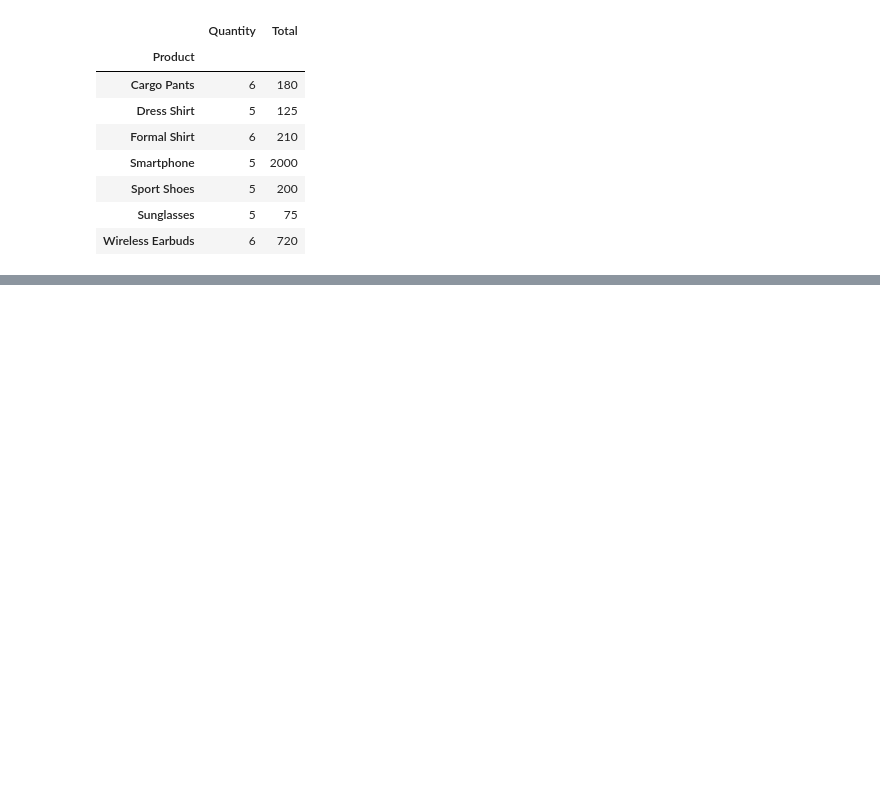
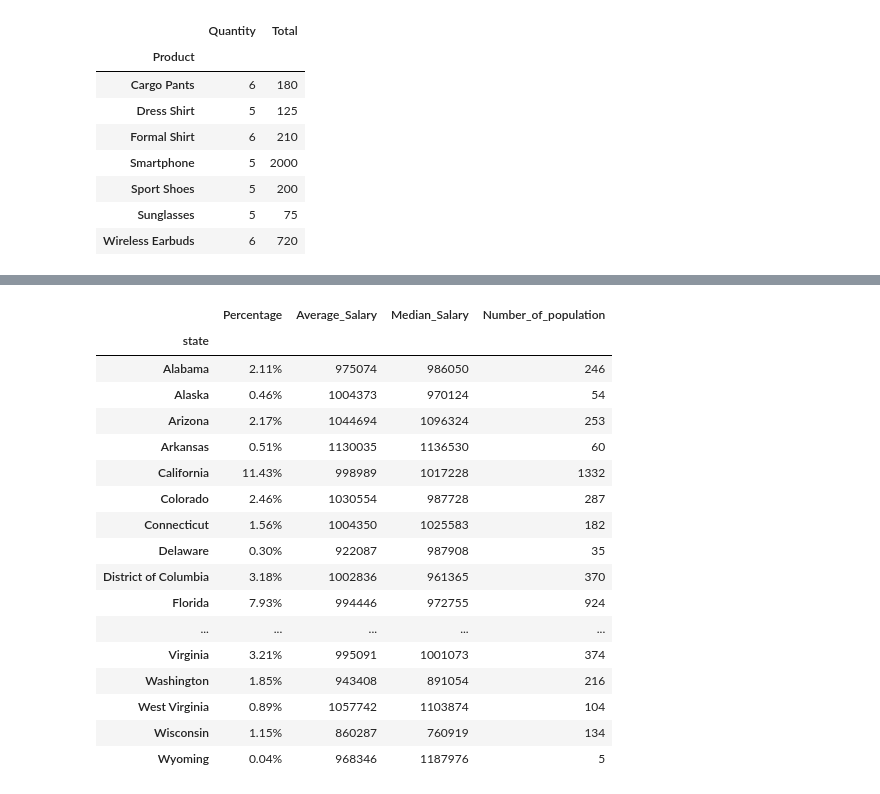
Before and after one commit to JamshidVahobov/pythonhomeworks, a Jupyter notebook: lesson-19/homework/homework19.ipynb, the cells around one changed output, grey strips where cells are left out. Cells and saved outputs as stored; diff of their text form; code cells hidden in the pictures; blank space fills up the shorter version.

```diff
--- a/lesson-19/homework/homework19.ipynb
+++ b/lesson-19/homework/homework19.ipynb
@@ -88,0 +160,35 @@ df.groupby('Product').agg({'Quantity':'sum','Total':'sum'}).query('Quantity >= 5
+# %%
+state_grouped = population.groupby('state').agg(
+    Percentage=pd.NamedAgg(column='id', aggfunc='count'),
+    Average_Salary=pd.NamedAgg(column='salary', aggfunc='mean'),
+    Median_Salary=pd.NamedAgg(column='salary', aggfunc='median'),
+    Number_of_population=pd.NamedAgg(column='id', aggfunc='count')
+)
+
+# Calculate percentage
+total_count = state_grouped['Percentage'].sum()
+state_grouped['Percentage'] = (state_grouped['Percentage'] / total_count) * 100
+
+state_grouped['Average_Salary'] = state_grouped['Average_Salary'].astype(int)
+state_grouped['Median_Salary'] = state_grouped['Median_Salary'].astype(int)
+state_grouped['Percentage'] = state_grouped['Percentage'].map("{:.2f}%".format)
+state_grouped
+# %% [output]
+|  | Percentage | Average_Salary | Median_Salary | Number_of_population |
+| state |  |  |  |  |
+| Alabama | 2.11% | 975074 | 986050 | 246 |
+| Alaska | 0.46% | 1004373 | 970124 | 54 |
+| Arizona | 2.17% | 1044694 | 1096324 | 253 |
+| Arkansas | 0.51% | 1130035 | 1136530 | 60 |
+| California | 11.43% | 998989 | 1017228 | 1332 |
+| Colorado | 2.46% | 1030554 | 987728 | 287 |
+| Connecticut | 1.56% | 1004350 | 1025583 | 182 |
+| Delaware | 0.30% | 922087 | 987908 | 35 |
+| District of Columbia | 3.18% | 1002836 | 961365 | 370 |
+| Florida | 7.93% | 994446 | 972755 | 924 |
+| ... | ... | ... | ... | ... |
+| Virginia | 3.21% | 995091 | 1001073 | 374 |
+| Washington | 1.85% | 943408 | 891054 | 216 |
+| West Virginia | 0.89% | 1057742 | 1103874 | 104 |
+| Wisconsin | 1.15% | 860287 | 760919 | 134 |
+| Wyoming | 0.04% | 968346 | 1187976 | 5 |
```
Also changed, not shown: parts of 5 cells of this notebook.
